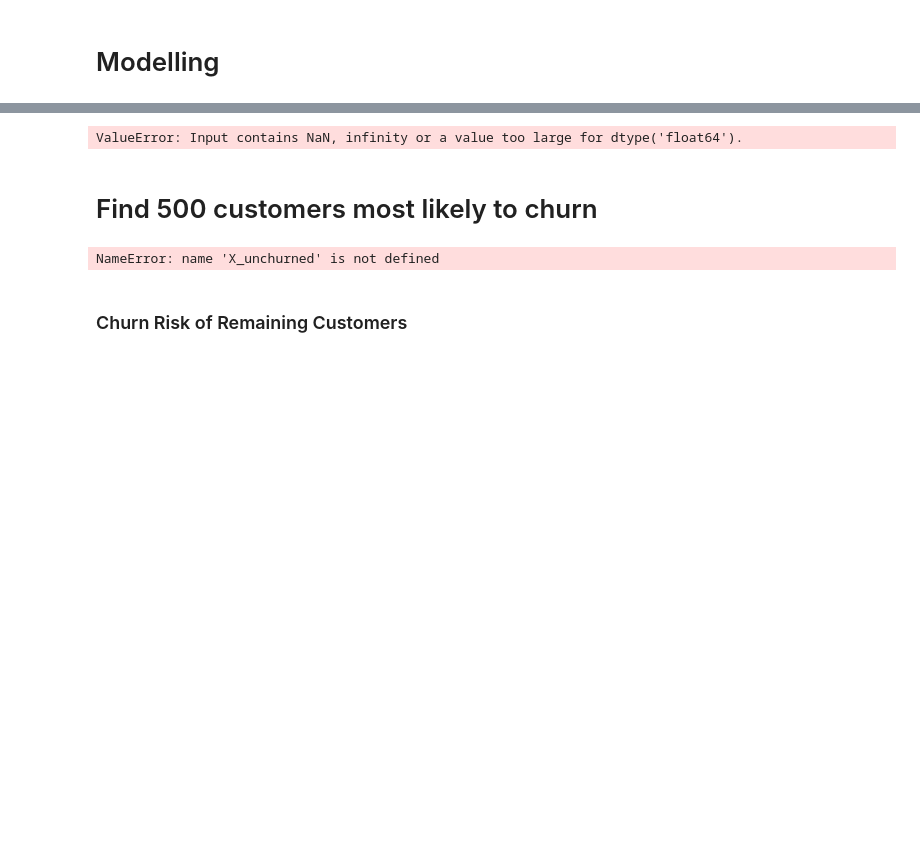
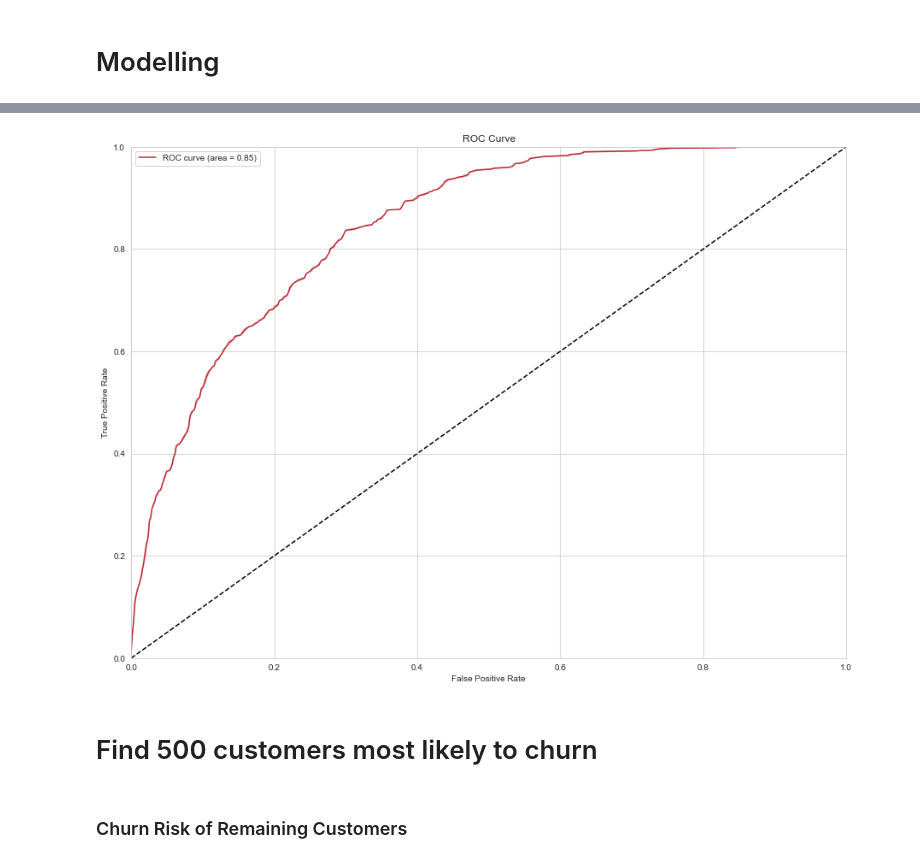
Before and after one commit to aditya2695/Customer-Churn-Prediction, a Jupyter notebook: churn_model_RF.ipynb, the cells around one changed output, grey strips where cells are left out. Drawn from its saved outputs; the diff is of its cells as text; code cells hidden in the pictures; blank space fills up the shorter version.

```diff
--- a/churn_model_RF.ipynb
+++ b/churn_model_RF.ipynb
@@ -500,35 +490,33 @@ weighted avg       1.00      1.00      1.00      1168
 # %%
 from sklearn.metrics import auc
 
 # Calculate the false positive rates, true positive rates, and thresholds
-fpr, tpr, thresholds = roc_curve(y_test, y_pred_proba[:,1],pos_label=1)
+fpr, tpr, thresholds = roc_curve(y_test, y_pred_proba[:,1],pos_label='1')
 
 # Calculate the AUC
 roc_auc = auc(fpr, tpr)
 
 # Set figure size
-plt.figure(figsize=(10, 6))
+plt.figure(figsize=(15, 11))
 
 # Plot ROC curve
 sns.lineplot(x=fpr,y=tpr, label='ROC curve (area = %0.2f)' % roc_auc)
 plt.plot([0, 1], [0, 1], 'k--')  # random predictions curve
 plt.xlim([0.0, 1.0])
 plt.ylim([0.0, 1.0])
 plt.xlabel('False Positive Rate')
 plt.ylabel('True Positive Rate')
 plt.title('ROC Curve')
 plt.legend()
 plt.show()
 # %% [output]
-ValueError: Input contains NaN, infinity or a value too large for dtype('float64').
+[figure, added]
 # %% [markdown]
 # Find 500 customers most likely to churn
 # %%
-X_unchurned['churn_probability'] = best_rf.predict_proba(X_unchurned[imp_features]).T[0]
-customers = X_unchurned.sort_values(by='churn_probability', axis=0, ascending=False)
+df_new['churn_probability'] = best_rf.predict_proba(df_new[imp_features]).T[0]
+customers = df_new.sort_values(by='churn_probability', axis=0, ascending=False)
 customers_500 = customers['CustomerID'].head(500)
-# %% [output]
-NameError: name 'X_unchurned' is not defined
 # %%
 customers_500.to_csv('customers_500.csv',index=False)
 # %% [markdown]
```
Also changed, not shown: parts of 30 cells of this notebook, 4 other files.
